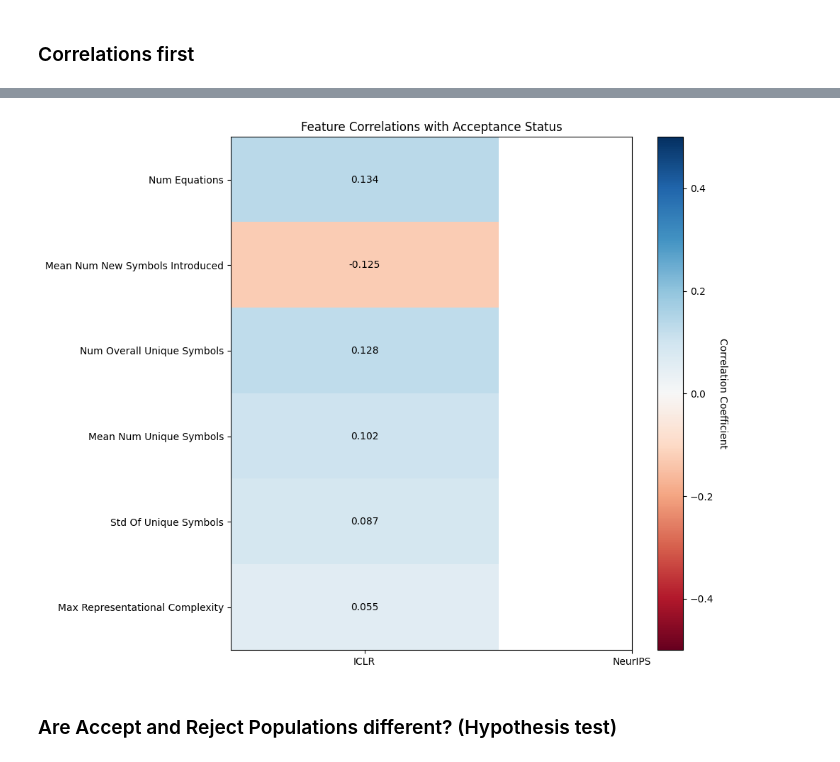
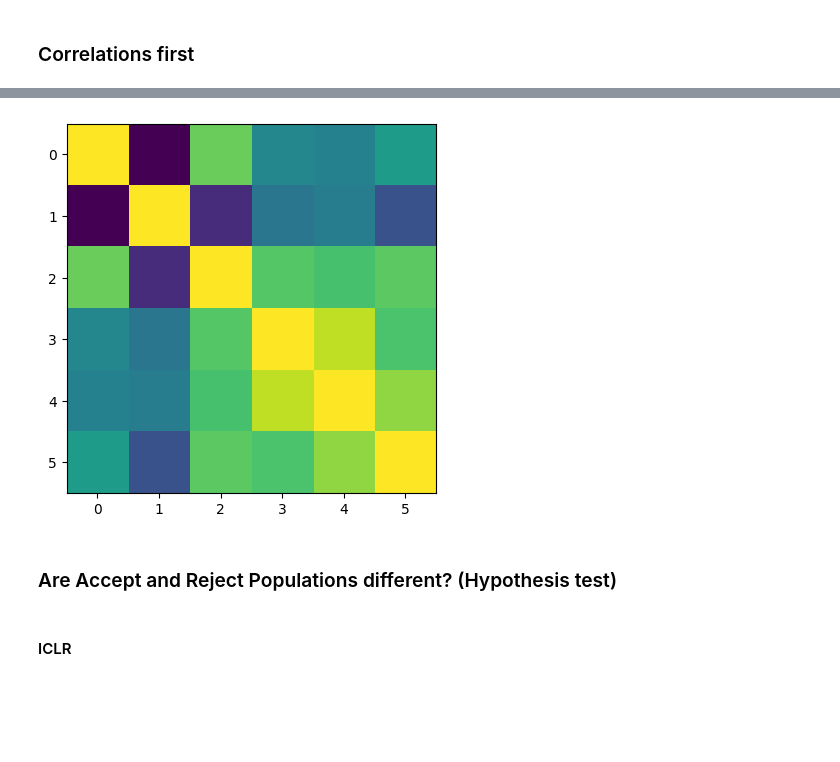
Before and after one commit to leonl42/DataLit, a Jupyter notebook: analysis/hypotheses.ipynb, the cells around one changed output, grey strips where cells are left out. Drawn from its saved outputs; the diff is of its cells as text; code cells hidden in the pictures; blank space fills up the shorter version.

```diff
--- a/analysis/hypotheses.ipynb
+++ b/analysis/hypotheses.ipynb
@@ -60,55 +51,17 @@ plt.show()
-# %%
-import numpy as np
-import matplotlib.pyplot as plt
-
-# Format feature names for better readability
-feature_names = [
-    "num_equations",
-    "mean_num_new_symbols_introduced",
-    "num_overall_unique_symbols",
-    "mean_num_unique_symbols",
-    "std_of_unique_symbols",
-    "max_representational_complexity"
-]
-formatted_features = [name.replace('_', ' ').title() for name in feature_names]
-
-# Create figure and axis
-fig, ax = plt.subplots(figsize=(10, 8))
-
-# Create the heatmap
-im = ax.imshow(np.array([iclr_corrs]).T, cmap='RdBu', aspect='auto', vmin=-0.5, vmax=0.5)
-
-# Add colorbar
-cbar = ax.figure.colorbar(im, ax=ax)
-cbar.ax.set_ylabel('Correlation Coefficient', rotation=-90, va="bottom")
-
-# Configure axis labels
-ax.set_xticks(np.arange(2))
-ax.set_yticks(np.arange(len(feature_names)))
-ax.set_xticklabels(['ICLR', 'NeurIPS'])
-ax.set_yticklabels(formatted_features)
-
-# Rotate y-axis labels for better readability
-plt.setp(ax.get_yticklabels(), ha="right", rotation_mode="anchor")
-
-# Add correlation values as text annotations
-for i in range(len(feature_names)):
-    for j in range(1):
-        value = iclr_corrs[i] if j == 0 else neurips_corrs[i]
-        text_color = 'white' if abs(value) > 0.5 else 'black'
-        ax.text(j, i, f'{value:.3f}',
-                ha="center", va="center", color=text_color)
-
-# Add title
-plt.title('Feature Correlations with Acceptance Status')
-
-# Adjust layout
-plt.tight_layout()
-
-# Show plot
-plt.show()
-# %% [output]
-[figure, removed]
+# %%
+intra_iclr_corrs = []
+for name in feature_names:
+    for other_name in feature_names:
+        intra_iclr_corrs.append(np.corrcoef(iclr[name][iclr_indices], iclr[other_name][iclr_indices])[0, 1])
+
+intra_iclr_corrs = np.array(intra_iclr_corrs).reshape(6, 6)
+
+plt.imshow(intra_iclr_corrs)
+plt.show()
+# %% [output]
+[figure, added]
 # %% [markdown]
 ### Are Accept and Reject Populations different? (Hypothesis test)
+# %% [markdown]
+#### ICLR
 # %%
```
Also changed, not shown: parts of 10 cells of this notebook.
